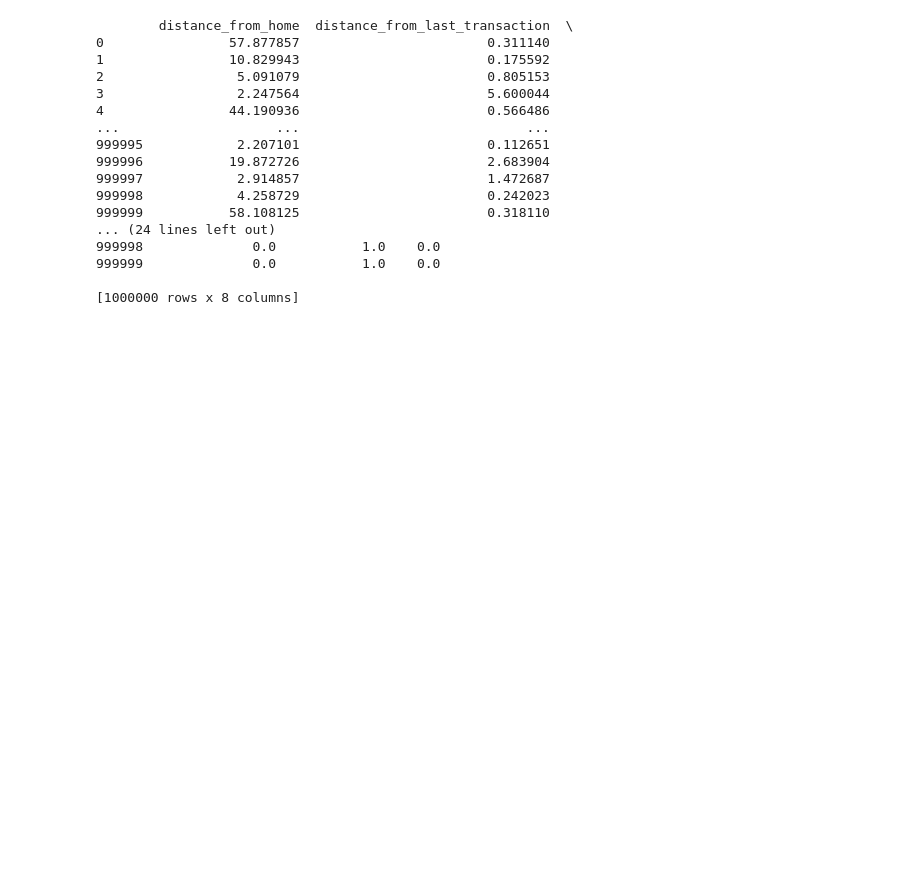
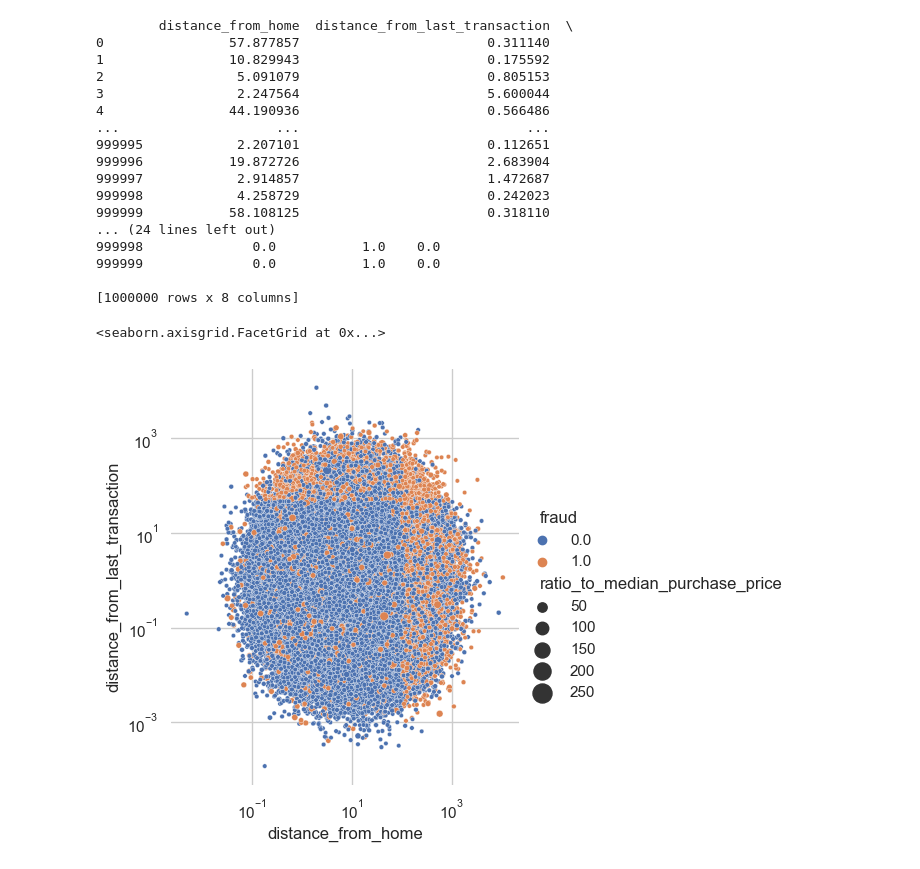
Before and after one commit to MatthiasYeoEeLiang/BT4012-Project, a Jupyter notebook: Group18_BT4012.ipynb, the cells around one changed output. Drawn from its saved outputs; the diff is of its cells as text; code cells hidden in the pictures; blank space fills up the shorter version.

Commit message:
new scatterplot

```diff
--- a/Group18_BT4012.ipynb
+++ b/Group18_BT4012.ipynb
@@ -34,3 +34,19 @@ print(df)
 999999              0.0           1.0    0.0
 
 [1000000 rows x 8 columns]
+# %%
+sns.set_theme(style="whitegrid")
+
+g = sns.relplot(
+    data=df,
+    x='distance_from_home', y='distance_from_last_transaction',
+    hue='fraud', size='ratio_to_median_purchase_price',
+    sizes=(10, 200),
+)
+g.set(xscale='log', yscale='log')
+g.ax.xaxis.grid(True, "minor", linewidth=.25)
+g.ax.yaxis.grid(True, "minor", linewidth=.25)
+g.despine(left=True, bottom=True)
+# %% [output]
+<seaborn.axisgrid.FacetGrid at 0x...>
+[figure, added]
```
